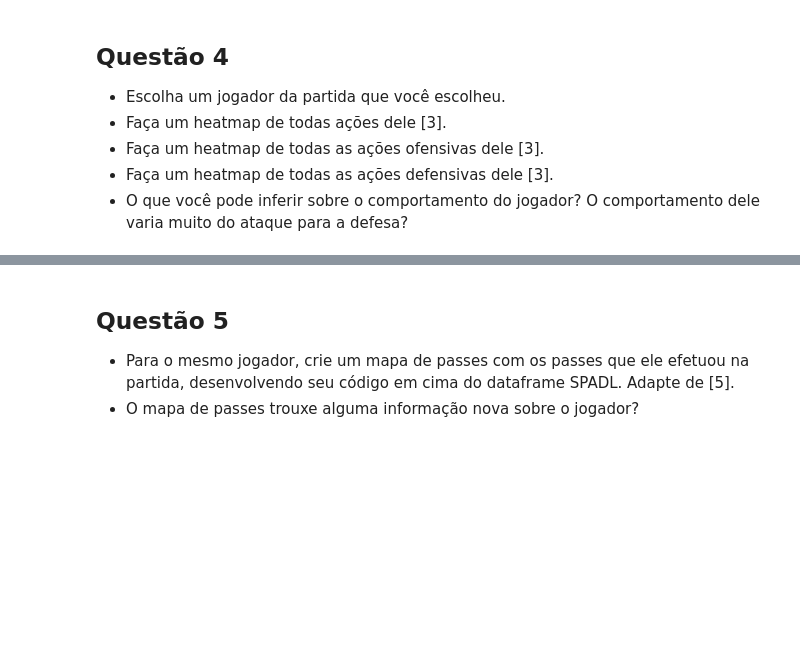
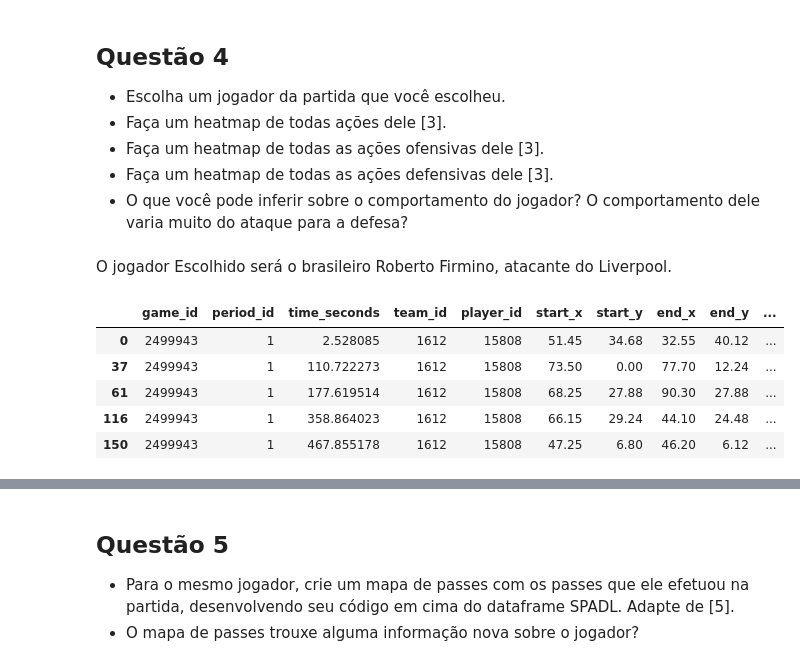
Before and after one commit to paduathiago/Data-Science-Applied-to-Soccer, a Jupyter notebook: Activities/ativ_3.ipynb, the cells around one changed output, grey strips where cells are left out. Saved outputs shown, nothing was run; the diff lists cells and outputs as text; code cells hidden in the pictures; blank space fills up the shorter version.

```diff
--- a/Activities/ativ_3.ipynb
+++ b/Activities/ativ_3.ipynb
@@ -227,3 +199,15 @@ plot_shots(final_match_events, 1612, 1625)
 - Faça um heatmap de todas as ações ofensivas dele [3].
 - Faça um heatmap de todas as ações defensivas dele [3].
 - O que você pode inferir sobre o comportamento do jogador? O comportamento dele varia muito do ataque para a defesa?
+# %% [markdown]
+O jogador Escolhido será o brasileiro Roberto Firmino, atacante do Liverpool.
+# %%
+firmino = final_match_events[(final_match_events['player_id'] == 15808)]
+firmino.head()
+# %% [output]
+|  | game_id | period_id | time_seconds | team_id | player_id | start_x | start_y | end_x | end_y | ... |
+| 0 | 2499943 | 1 | 2.528085 | 1612 | 15808 | 51.45 | 34.68 | 32.55 | 40.12 | ... |
+| 37 | 2499943 | 1 | 110.722273 | 1612 | 15808 | 73.50 | 0.00 | 77.70 | 12.24 | ... |
+| 61 | 2499943 | 1 | 177.619514 | 1612 | 15808 | 68.25 | 27.88 | 90.30 | 27.88 | ... |
+| 116 | 2499943 | 1 | 358.864023 | 1612 | 15808 | 66.15 | 29.24 | 44.10 | 24.48 | ... |
+| 150 | 2499943 | 1 | 467.855178 | 1612 | 15808 | 47.25 | 6.80 | 46.20 | 6.12 | ... |
```
Also changed, not shown: parts of 5 cells of this notebook.
